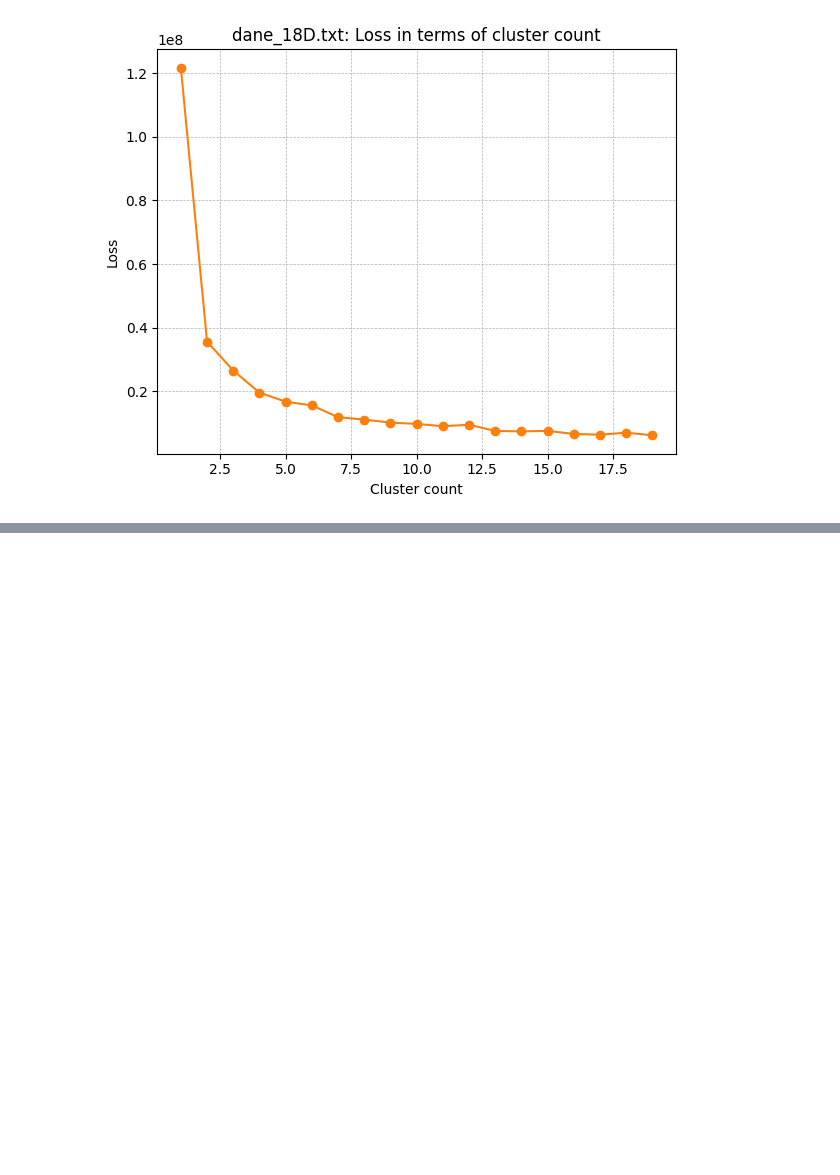
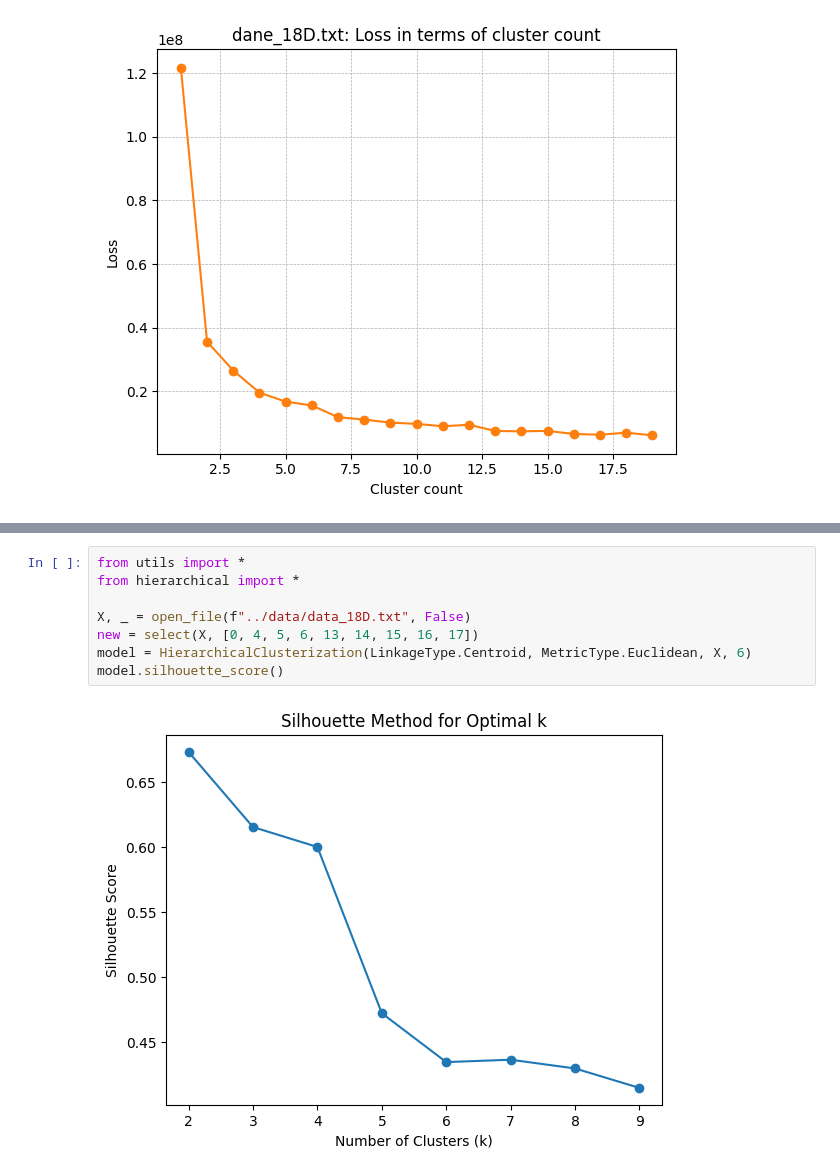
Before and after one commit to xAsylum/clustering, a Jupyter notebook: code/project.ipynb, the cells around one changed output, grey strips where cells are left out. Saved outputs shown, nothing was run; the diff lists cells and outputs as text; blank space fills up the shorter version.

```diff
--- a/code/project.ipynb
+++ b/code/project.ipynb
@@ -127,0 +135,10 @@ for i in [5]:
+# %%
+from utils import *
+from hierarchical import *
+
+X, _ = open_file(f"../data/data_18D.txt", False)
+new = select(X, [0, 4, 5, 6, 13, 14, 15, 16, 17])
+model = HierarchicalClusterization(LinkageType.Centroid, MetricType.Euclidean, X, 6)
+model.silhouette_score()
+# %% [output]
+[figure, added]
```
Also changed, not shown: parts of 6 cells of this notebook, 11 other files.
